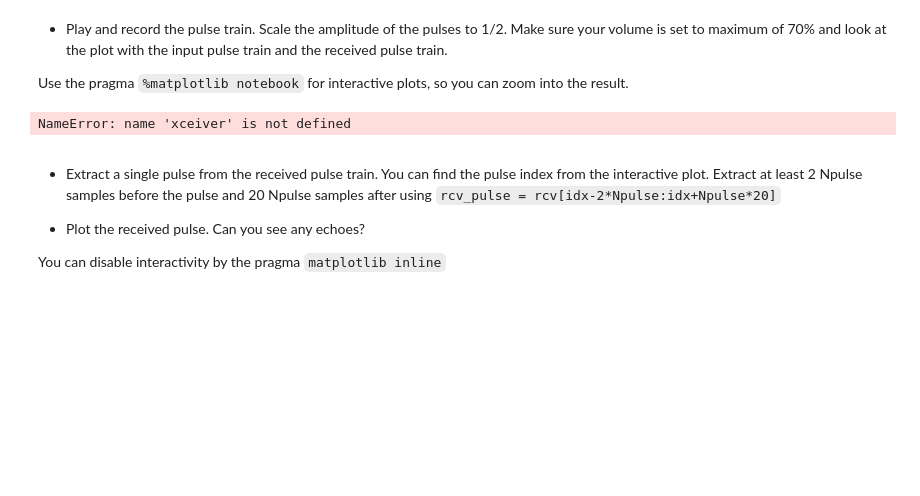
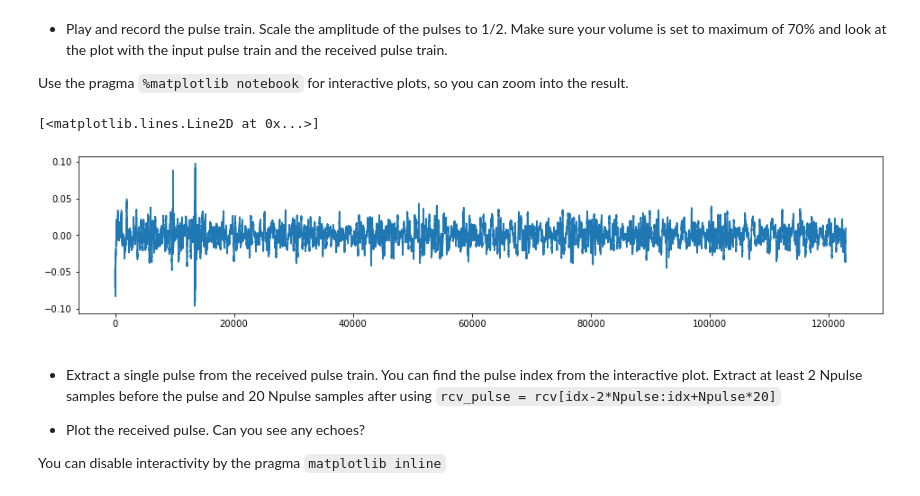
Before and after one commit to EricNRodriguez/ELEC3305_sonar, a Jupyter notebook: sonarpackage/TimeDomain-Sonar.ipynb, the cells around one changed output. Saved outputs shown, nothing was run; the diff lists cells and outputs as text; code cells hidden in the pictures; blank space fills up the shorter version.

```diff
--- a/sonarpackage/TimeDomain-Sonar.ipynb
+++ b/sonarpackage/TimeDomain-Sonar.ipynb
@@ -575,7 +578,7 @@ The function accepts `pulse` = a pulse generated by `genChirpPulse`,  `Nrep` = n
 
 The function returns `ptrain` which is a vector of length `Nrep` x `Nseg` (Hint: use `np.tile`)
 # %%
-def genChirpPulse(pulse, Nrep, Nseg):
+def genChirpTrain(pulse, Nrep, Nseg):
     # Funtion generates a pulse train from a pulse.
     #Inputs:
     #    pulse = the pulse generated by genChirpPulse
@@ -640,12 +643,8 @@ Nrep = 15
 Nseg = 4096
 
 # Use previous 'realWindowPulse' function
-realPulseTrain = genPulseTrain(realWindowPulse, Nrep, Nseg)
+realPulseTrain = genChirpTrain(realWindowPulse, Nrep, Nseg)
 # %% [markdown]
 * Play and record the pulse train. Scale the amplitude of the pulses to 1/2. Make sure your volume is set to maximum of 70% and look at the plot with the input pulse train and the received pulse train.
 
 Use the pragma ``%matplotlib notebook`` for interactive plots, so you can zoom into the result.
-# %%
-rcv = xciever(ptrain/2.0 , fs)
-# %% [output]
-NameError: name 'xceiver' is not defined
@@ -659,3 +651,21 @@ NameError: name 'xceiver' is not defined
+# %%
+# Scaling amplitude of the pulses to 1/2
+rcv = xciever(realPulseTrain/2.0, fs)
+
+# I get error here: <ipython-input-18-74cf6cae67c5>:22: FutureWarning: elementwise comparison failed; returning scalar instead, but in the future will perform elementwise comparison
+# if (data) == 'EOT' :
+# %%
+%matplotlib inline
+# your code here
+
+width, height = plt.figaspect(0.2)
+fig = plt.figure(figsize=(width,height))
+
+# Need to also include second plot of pulse train
+plt.plot(rcv)
+# %% [output]
+[<matplotlib.lines.Line2D at 0x...>]
+[figure, added]
 # %% [markdown]
 * Extract a single pulse from the received pulse train. You can find the pulse index from the interactive plot. Extract at least 2 Npulse samples before the pulse and 20 Npulse samples after using `rcv_pulse = rcv[idx-2*Npulse:idx+Npulse*20]`
 
```
Also changed, not shown: parts of 4 cells of this notebook.
